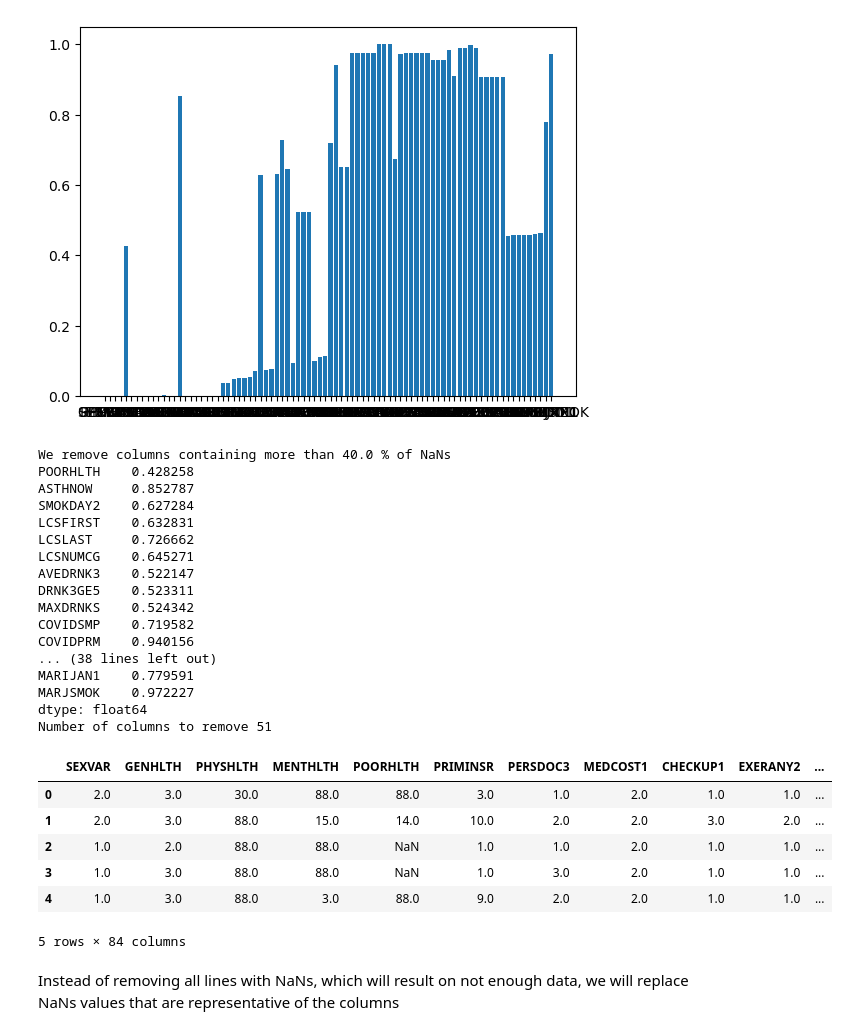
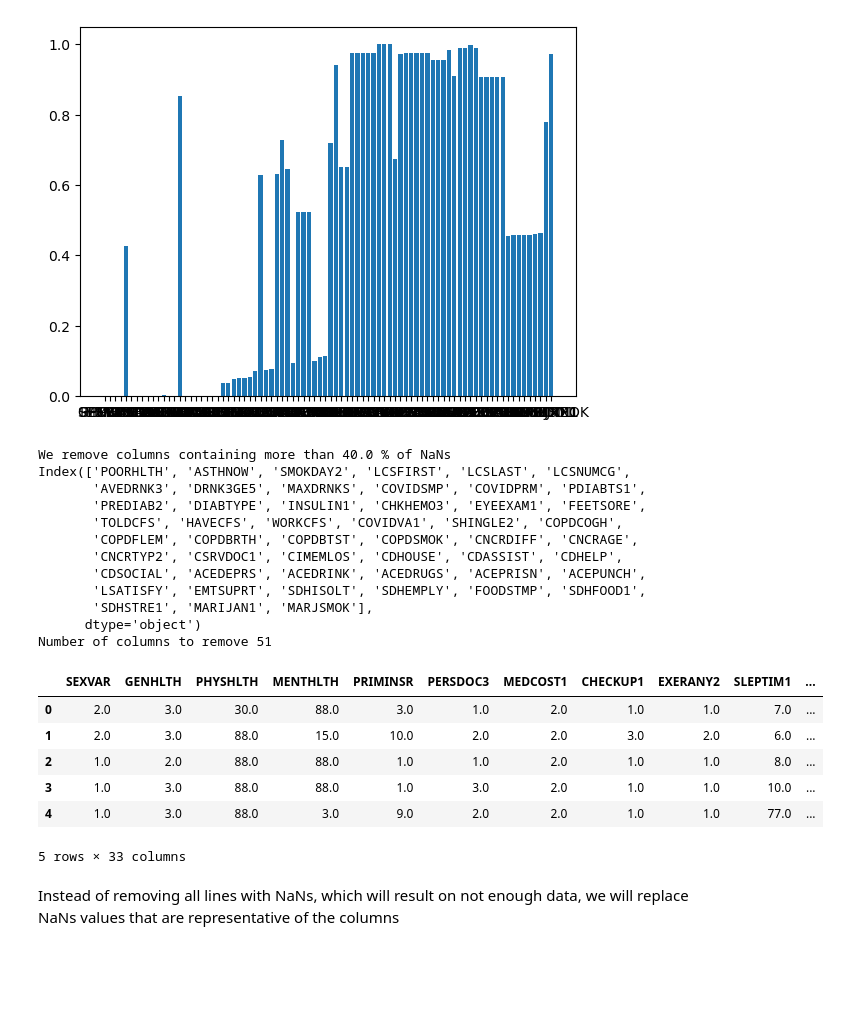
Before and after one commit to thomasdepic/mini-hackaton-gros-camtars, a Jupyter notebook: CRS/CR_hugo.ipynb, the cells around one changed output. Drawn from its saved outputs; the diff is of its cells as text; code cells hidden in the pictures; blank space fills up the shorter version.

```diff
--- a/CRS/CR_hugo.ipynb
+++ b/CRS/CR_hugo.ipynb
@@ -107,22 +110,7 @@ plot_nan_proportion_heatmap(X_tr.head(100), xlabels=column_of_interest, ylabels=
 # %% [output]
 '<div>                            <div id="c8f3661e-6054-4ad2-a158-63bcdc0f9551" class="plotly-graph-div" style="height:500px; width:800px;"></div>            <script type="text/javascript">           ...
 # %%
-def calculate_nan_proportion(matrix, xlabels):
-    """
-    Calculate the proportion of NaN values in each column.
-
-    Args:
-        matrix: 2D array or DataFrame containing the data.
-        xlabels: Labels for the columns.
-
-    Returns:
-        A DataFrame with columns and their NaN proportions.
-    """
-    df = pd.DataFrame(matrix, columns=xlabels)
-    nan_proportion = df.isna().mean(axis=0)  # Proportion of NaNs per column
-    return nan_proportion
-
-nans_prop = calculate_nan_proportion(X_tr, xlabels=column_of_interest)
+nans_prop = X_tr.isna().mean()
 
 plt.bar(column_of_interest, height=nans_prop)
 print(nans_prop)
@@ -143,39 +131,33 @@ Length: 84, dtype: float64
 # %%
 nan_threshold = 0.4
 
 print(f"We remove columns containing more than {nan_threshold*100} % of NaNs")
-rem_cols = nans_prop[nans_prop > nan_threshold]
+rem_cols = X_tr.columns[nans_prop > nan_threshold]
 print(rem_cols)
 print(f"Number of columns to remove {len(rem_cols)}")
 
-
-X_tr = X_tr[~X_tr.isin(rem_cols)]
+X_tr = X_tr.drop(columns=rem_cols)
 X_tr.head()
 # %% [output]
 We remove columns containing more than 40.0 % of NaNs
-POORHLTH    0.428258
-ASTHNOW     0.852787
-SMOKDAY2    0.627284
-LCSFIRST    0.632831
-LCSLAST     0.726662
-LCSNUMCG    0.645271
-AVEDRNK3    0.522147
-DRNK3GE5    0.523311
-MAXDRNKS    0.524342
-COVIDSMP    0.719582
-COVIDPRM    0.940156
-... (38 lines left out)
-MARIJAN1    0.779591
-MARJSMOK    0.972227
-dtype: float64
+Index(['POORHLTH', 'ASTHNOW', 'SMOKDAY2', 'LCSFIRST', 'LCSLAST', 'LCSNUMCG',
+       'AVEDRNK3', 'DRNK3GE5', 'MAXDRNKS', 'COVIDSMP', 'COVIDPRM', 'PDIABTS1',
+       'PREDIAB2', 'DIABTYPE', 'INSULIN1', 'CHKHEMO3', 'EYEEXAM1', 'FEETSORE',
+       'TOLDCFS', 'HAVECFS', 'WORKCFS', 'COVIDVA1', 'SHINGLE2', 'COPDCOGH',
+       'COPDFLEM', 'COPDBRTH', 'COPDBTST', 'COPDSMOK', 'CNCRDIFF', 'CNCRAGE',
+       'CNCRTYP2', 'CSRVDOC1', 'CIMEMLOS', 'CDHOUSE', 'CDASSIST', 'CDHELP',
+       'CDSOCIAL', 'ACEDEPRS', 'ACEDRINK', 'ACEDRUGS', 'ACEPRISN', 'ACEPUNCH',
+       'LSATISFY', 'EMTSUPRT', 'SDHISOLT', 'SDHEMPLY', 'FOODSTMP', 'SDHFOOD1',
+       'SDHSTRE1', 'MARIJAN1', 'MARJSMOK'],
+      dtype='object')
 Number of columns to remove 51
-|  | SEXVAR | GENHLTH | PHYSHLTH | MENTHLTH | POORHLTH | PRIMINSR | PERSDOC3 | MEDCOST1 | CHECKUP1 | EXERANY2 | ... |
-| 0 | 2.0 | 3.0 | 30.0 | 88.0 | 88.0 | 3.0 | 1.0 | 2.0 | 1.0 | 1.0 | ... |
-| 1 | 2.0 | 3.0 | 88.0 | 15.0 | 14.0 | 10.0 | 2.0 | 2.0 | 3.0 | 2.0 | ... |
-| 2 | 1.0 | 2.0 | 88.0 | 88.0 | NaN | 1.0 | 1.0 | 2.0 | 1.0 | 1.0 | ... |
-| 3 | 1.0 | 3.0 | 88.0 | 88.0 | NaN | 1.0 | 3.0 | 2.0 | 1.0 | 1.0 | ... |
-| 4 | 1.0 | 3.0 | 88.0 | 3.0 | 88.0 | 9.0 | 2.0 | 2.0 | 1.0 | 1.0 | ... |
+|  | SEXVAR | GENHLTH | PHYSHLTH | MENTHLTH | PRIMINSR | PERSDOC3 | MEDCOST1 | CHECKUP1 | EXERANY2 | SLEPTIM1 | ... |
+| 0 | 2.0 | 3.0 | 30.0 | 88.0 | 3.0 | 1.0 | 2.0 | 1.0 | 1.0 | 7.0 | ... |
+| 1 | 2.0 | 3.0 | 88.0 | 15.0 | 10.0 | 2.0 | 2.0 | 3.0 | 2.0 | 6.0 | ... |
+| 2 | 1.0 | 2.0 | 88.0 | 88.0 | 1.0 | 1.0 | 2.0 | 1.0 | 1.0 | 8.0 | ... |
+| 3 | 1.0 | 3.0 | 88.0 | 88.0 | 1.0 | 3.0 | 2.0 | 1.0 | 1.0 | 10.0 | ... |
+| 4 | 1.0 | 3.0 | 88.0 | 3.0 | 9.0 | 2.0 | 2.0 | 1.0 | 1.0 | 77.0 | ... |
-5 rows × 84 columns
+5 rows × 33 columns
 # %% [markdown]
 Instead of removing all lines with NaNs, which will result on not enough data, we will replace NaNs values that are representative of the columns
 # %% [markdown]
```
Also changed, not shown: parts of 6 cells of this notebook.
